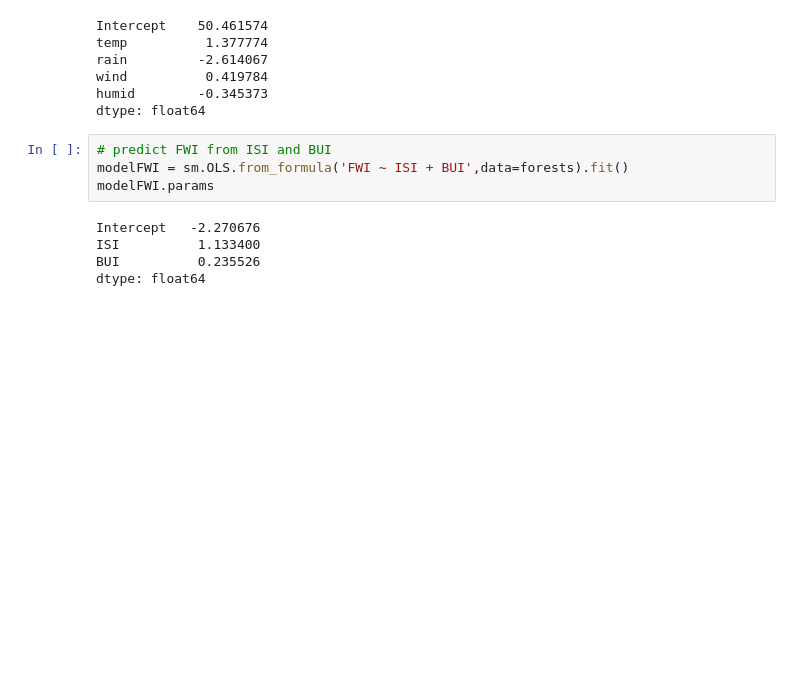
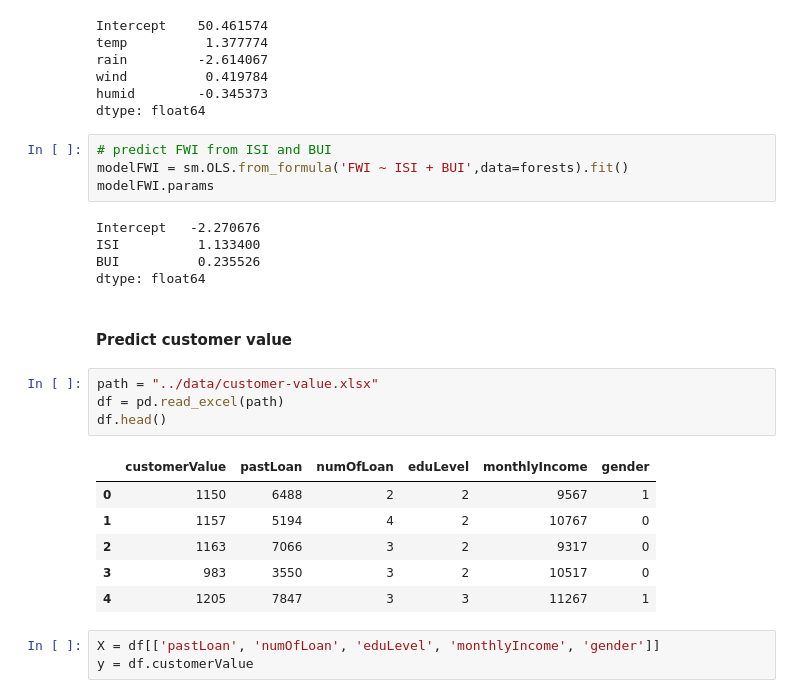
Before and after one commit to EuRoXy/dsp, a Jupyter notebook: mult_linReg.ipynb, the cells around one changed output. Cells and saved outputs as stored; diff of their text form; blank space fills up the shorter version.

```diff
--- a/mult_linReg.ipynb
+++ b/mult_linReg.ipynb
@@ -164,3 +164,19 @@ Intercept   -2.270676
 ISI          1.133400
 BUI          0.235526
 dtype: float64
+# %% [markdown]
+#### Predict customer value
+# %%
+path = "../data/customer-value.xlsx"
+df = pd.read_excel(path)
+df.head()
+# %% [output]
+|  | customerValue | pastLoan | numOfLoan | eduLevel | monthlyIncome | gender |
+| 0 | 1150 | 6488 | 2 | 2 | 9567 | 1 |
+| 1 | 1157 | 5194 | 4 | 2 | 10767 | 0 |
+| 2 | 1163 | 7066 | 3 | 2 | 9317 | 0 |
+| 3 | 983 | 3550 | 3 | 2 | 10517 | 0 |
+| 4 | 1205 | 7847 | 3 | 3 | 11267 | 1 |
+# %%
+X = df[['pastLoan', 'numOfLoan', 'eduLevel', 'monthlyIncome', 'gender']]
+y = df.customerValue
```
Also changed, not shown: parts of 4 cells of this notebook, 1 other file.
